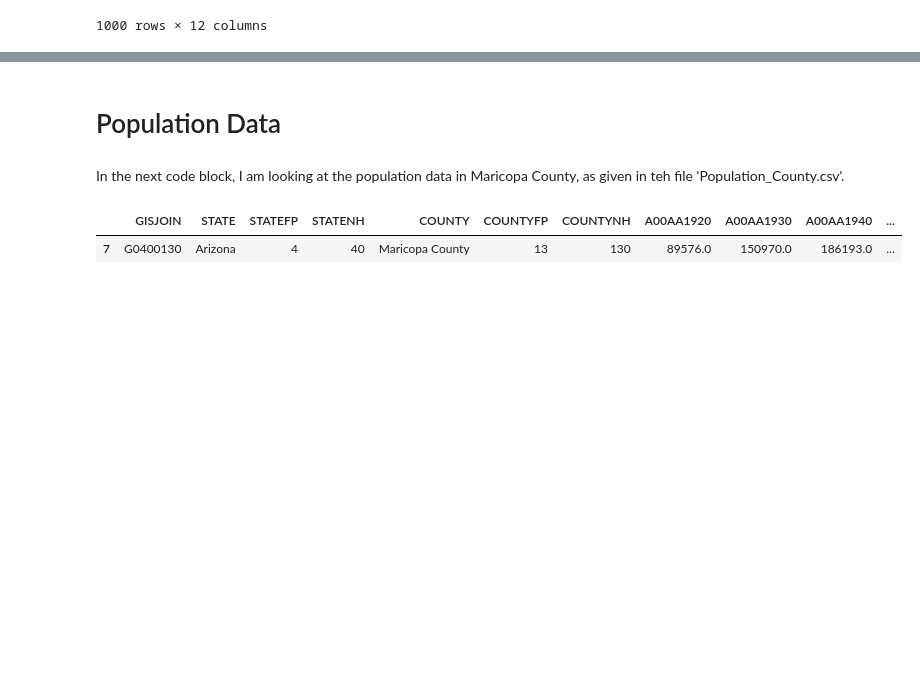
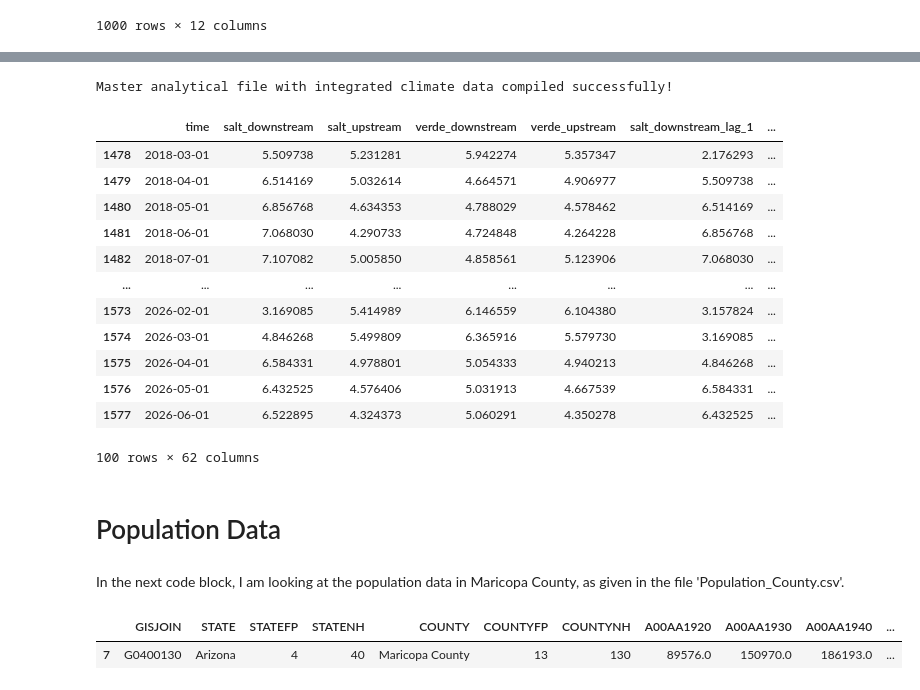
Before and after one commit to Erdos-Projects/summer26-water-use-sustainability, a Jupyter notebook: Analysis_Havi/data_cleaning.ipynb, the cells around one changed output, grey strips where cells are left out. Cells and saved outputs as stored; diff of their text form; code cells hidden in the pictures; blank space fills up the shorter version.

```diff
--- a/Analysis_Havi/data_cleaning.ipynb
+++ b/Analysis_Havi/data_cleaning.ipynb
@@ -548,7 +814,72 @@ df1.head(1000)
+# %%
+import pandas as pd
+
+# 1. Load all independent monthly components
+df_flows = pd.read_csv('../Data/FormattedData/Havi/Combined_Log_MonthlyFlow_Lags.csv')
+df_supply = pd.read_csv('../Data/FormattedData/Havi/Monthly_Divided_AMA_Supply.csv')
+df_pop = pd.read_csv('../Data/FormattedData/Havi/Monthly_Linear_Extrapolated_Population.csv')
+df_dc = pd.read_csv('../Data/FormattedData/Havi/Monthly_Phoenix_DataCenter_Capacity.csv')
+
+# Load new climate files
+df_cli_maricopa = pd.read_csv('../Data/FormattedData/Climate_MaricopaCounty.csv')
+df_cli_watersheds = pd.read_csv('../Data/FormattedData/Climate_Watersheds.csv')
+
+# 2. Rename columns to avoid ambiguous or overlapping labels
+df_supply = df_supply.rename(columns={'quantity': 'ama_water_supply'})
+df_pop = df_pop.rename(columns={'Population': 'maricopa_population'})
+
+# Harmonize climate features and fix uppercase 'Time' columns
+df_cli_maricopa = df_cli_maricopa.rename(columns={
+    'Time': 'time',
+    'Temp': 'maricopa_temp',
+    'Precip': 'maricopa_precip'
+})
+df_cli_watersheds = df_cli_watersheds.rename(columns={'Time': 'time'})
+
+# 3. Explicitly parse dates to Datetime objects to eliminate string format mismatches
+df_flows['time'] = pd.to_datetime(df_flows['time'])
+df_supply['time'] = pd.to_datetime(df_supply['time'])
+df_pop['time'] = pd.to_datetime(df_pop['time'])
+df_dc['time'] = pd.to_datetime(df_dc['time'])
+df_cli_maricopa['time'] = pd.to_datetime(df_cli_maricopa['time'])
+df_cli_watersheds['time'] = pd.to_datetime(df_cli_watersheds['time'])
+
+# 4. Successive full outer merges to preserve entire time horizons across all data matrices
+df_combined = df_flows.merge(df_supply, on='time', how='outer')
+df_combined = df_combined.merge(df_pop, on='time', how='outer')
+df_combined = df_combined.merge(df_dc, on='time', how='outer')
+df_combined = df_combined.merge(df_cli_maricopa, on='time', how='outer')
+df_combined = df_combined.merge(df_cli_watersheds, on='time', how='outer')
+
+# 5. Standardize and sort the timeline index chronologically
+df_combined = df_combined.sort_values('time').reset_index(drop=True)
+df_combined['time'] = df_combined['time'].dt.strftime('%Y-%m-%d')
+
+# 6. Export to final master file
+df_combined.to_csv('../Data/FormattedData/Havi/Combined_Monthly_System_Data.csv', index=False)
+print("Master analytical file with integrated climate data compiled successfully!")
+# %% [output]
+Master analytical file with integrated climate data compiled successfully!
+# %%
+df_combined.tail(100)
+# %% [output]
+|  | time | salt_downstream | salt_upstream | verde_downstream | verde_upstream | salt_downstream_lag_1 | ... |
+| 1478 | 2018-03-01 | 5.509738 | 5.231281 | 5.942274 | 5.357347 | 2.176293 | ... |
+| 1479 | 2018-04-01 | 6.514169 | 5.032614 | 4.664571 | 4.906977 | 5.509738 | ... |
+| 1480 | 2018-05-01 | 6.856768 | 4.634353 | 4.788029 | 4.578462 | 6.514169 | ... |
+| 1481 | 2018-06-01 | 7.068030 | 4.290733 | 4.724848 | 4.264228 | 6.856768 | ... |
+| 1482 | 2018-07-01 | 7.107082 | 5.005850 | 4.858561 | 5.123906 | 7.068030 | ... |
+| ... | ... | ... | ... | ... | ... | ... | ... |
+| 1573 | 2026-02-01 | 3.169085 | 5.414989 | 6.146559 | 6.104380 | 3.157824 | ... |
+| 1574 | 2026-03-01 | 4.846268 | 5.499809 | 6.365916 | 5.579730 | 3.169085 | ... |
+| 1575 | 2026-04-01 | 6.584331 | 4.978801 | 5.054333 | 4.940213 | 4.846268 | ... |
+| 1576 | 2026-05-01 | 6.432525 | 4.576406 | 5.031913 | 4.667539 | 6.584331 | ... |
+| 1577 | 2026-06-01 | 6.522895 | 4.324373 | 5.060291 | 4.350278 | 6.432525 | ... |
+100 rows × 62 columns
 # %% [markdown]
 # Population Data
 # %% [markdown]
-In the next code block, I am looking at the population data in Maricopa County, as given in teh file 'Population_County.csv'.
+In the next code block, I am looking at the population data in Maricopa County, as given in the file 'Population_County.csv'.
 # %%
 import pandas as pd
 
```
Also changed, not shown: parts of 31 cells of this notebook.
